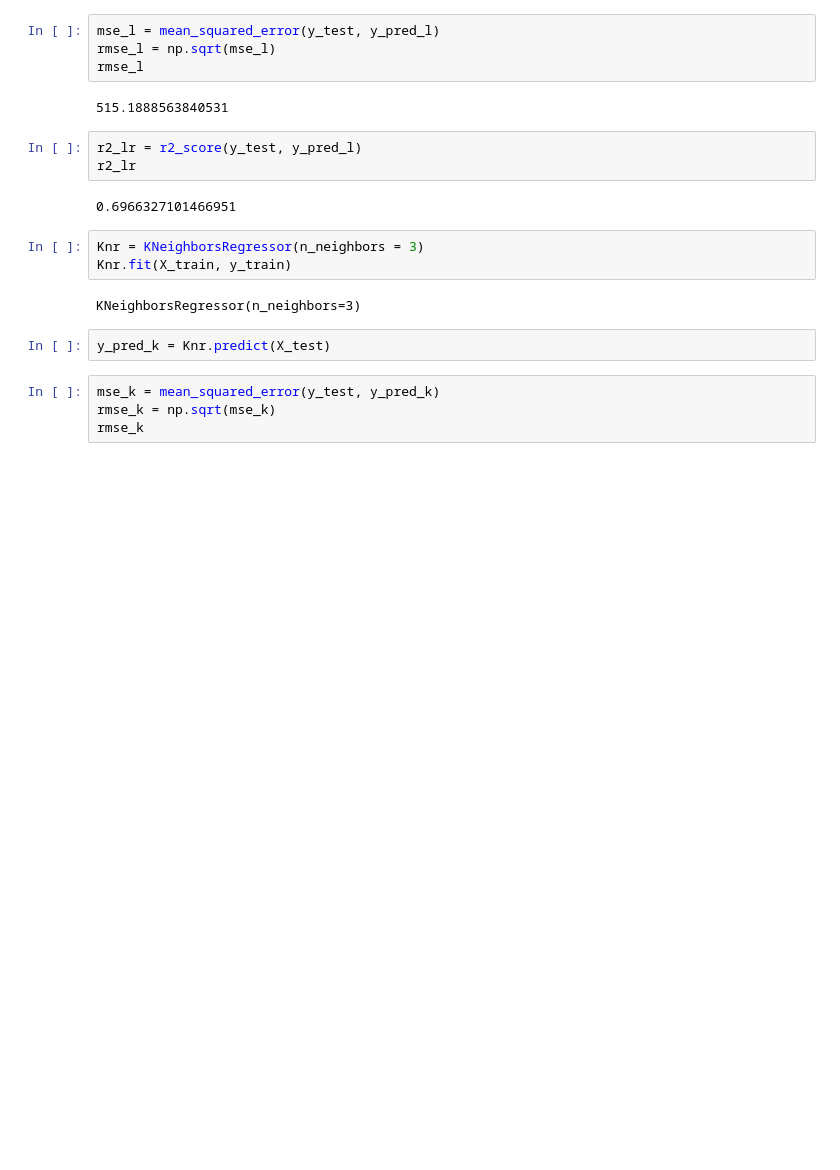
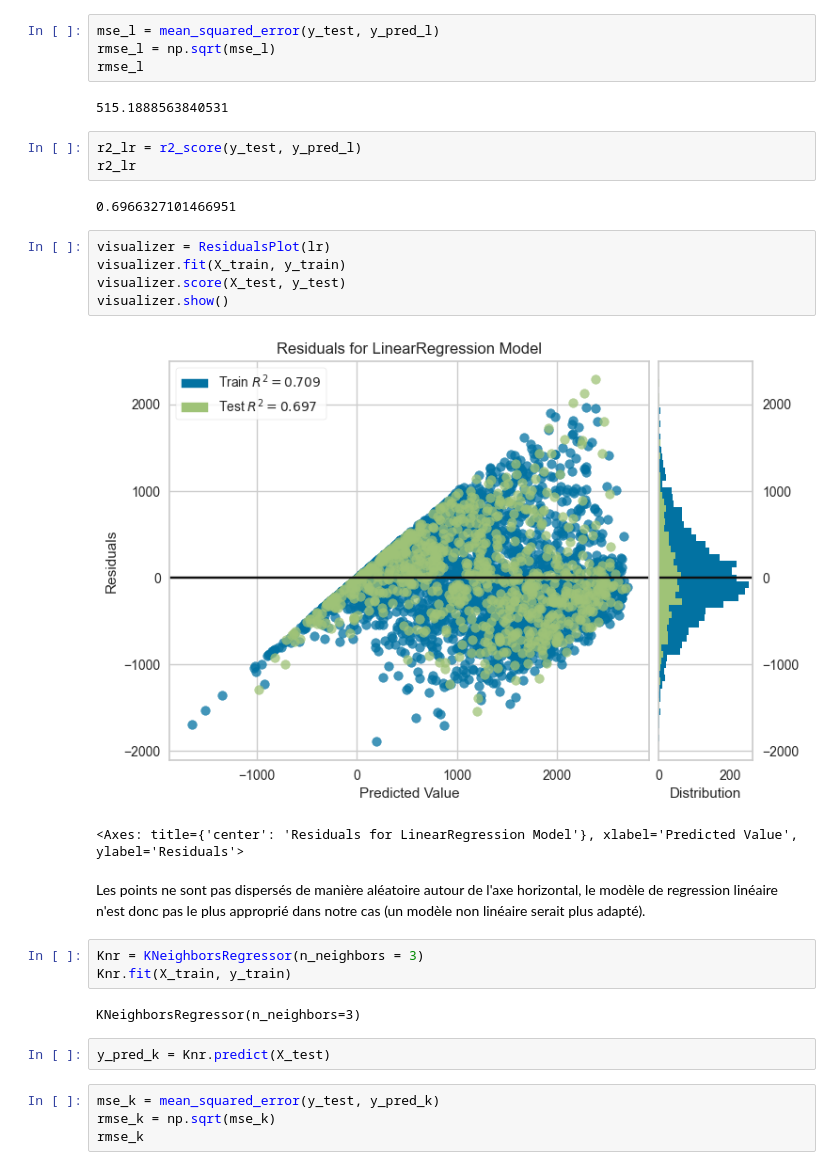
Before and after one commit to CherifaDK/Final-Project, a Jupyter notebook: solarenergy.ipynb, the cells around one changed output. Saved outputs shown, nothing was run; the diff lists cells and outputs as text; blank space fills up the shorter version.

```diff
--- a/solarenergy.ipynb
+++ b/solarenergy.ipynb
@@ -131,6 +156,16 @@ r2_lr = r2_score(y_test, y_pred_l)
 r2_lr
 # %% [output]
 0.6966327101466951
+# %%
+visualizer = ResidualsPlot(lr)
+visualizer.fit(X_train, y_train)
+visualizer.score(X_test, y_test)
+visualizer.show()
+# %% [output]
+[figure, added]
+<Axes: title={'center': 'Residuals for LinearRegression Model'}, xlabel='Predicted Value', ylabel='Residuals'>
+# %% [markdown]
+Les points ne sont pas dispersés de manière aléatoire autour de l'axe horizontal, le modèle de regression linéaire n'est donc pas le plus approprié dans notre cas (un modèle non linéaire serait plus adapté).
 # %%
 Knr = KNeighborsRegressor(n_neighbors = 3)
 Knr.fit(X_train, y_train)
```
Also changed, not shown: parts of 25 cells of this notebook.
